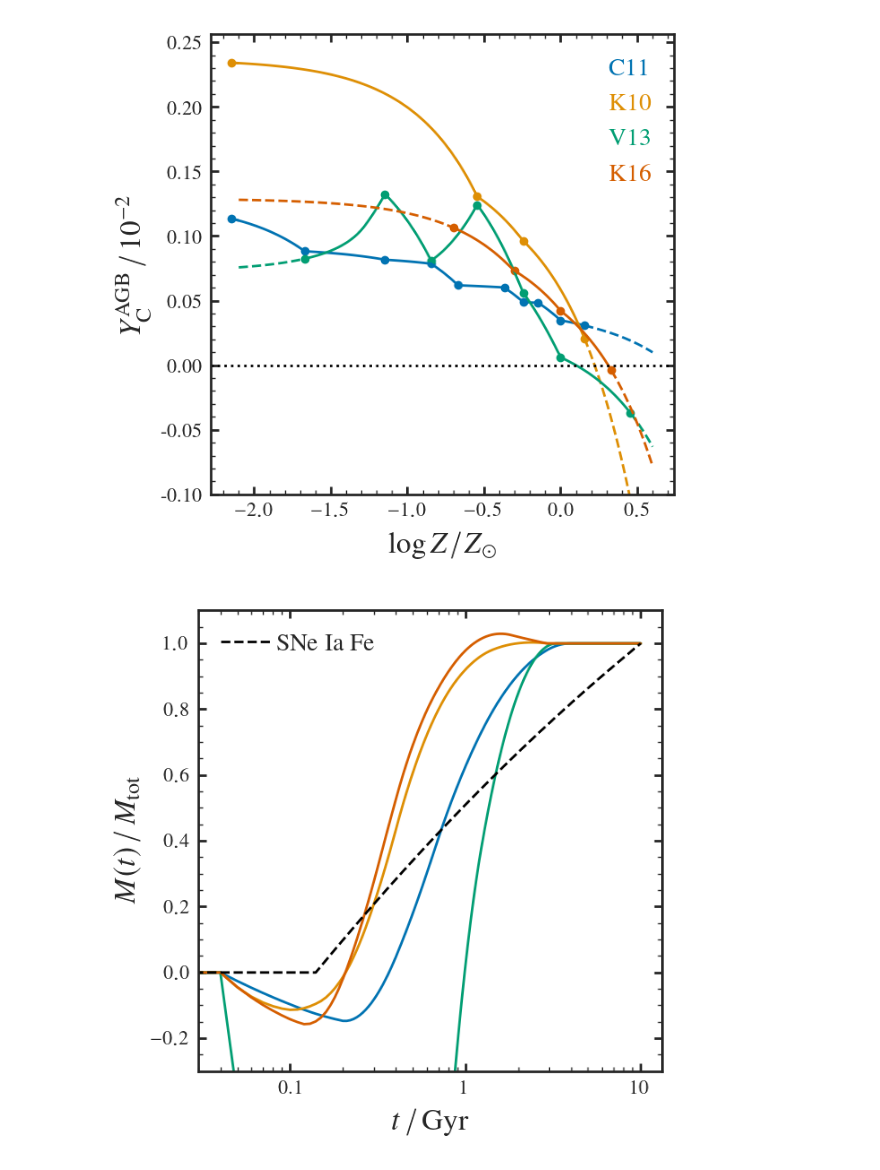
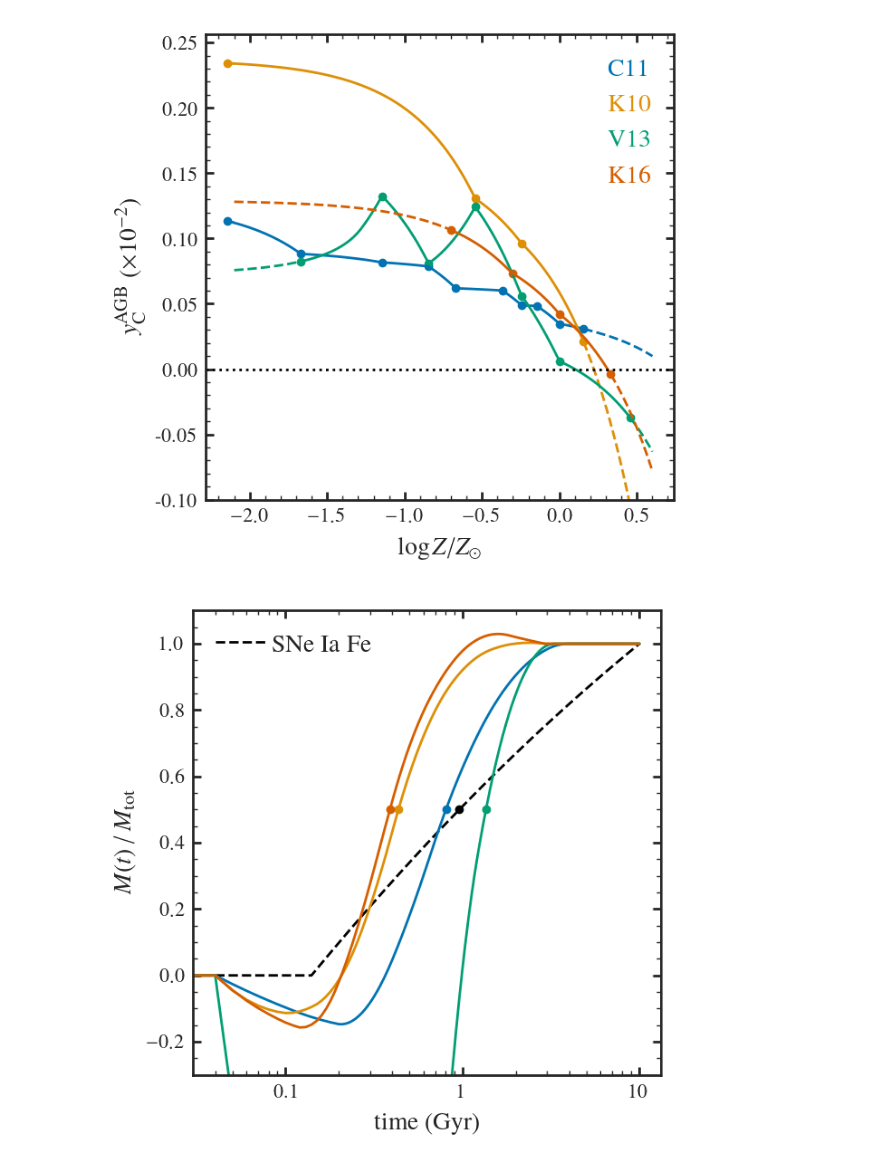
Before and after one commit to aeyobd/surp, a Jupyter notebook: carbon_paper/subgiants_and_yields.ipynb, the cells around one changed output. Saved outputs shown, nothing was run; the diff lists cells and outputs as text; code cells hidden in the pictures.

```diff
--- a/carbon_paper/subgiants_and_yields.ipynb
+++ b/carbon_paper/subgiants_and_yields.ipynb
@@ -112,7 +113,7 @@ for i in range(len(AGB_MODELS)):
 
 plt.axhline(0, color="k", ls=":")
 plt.xlabel(r"$\log Z/Z_\odot$")
-plt.ylabel(r"$Y_\text{C}^\text{AGB}\,/\,10^{-2}$")
+plt.ylabel(r"$y_{\rm C}^{\rm AGB}$ ($\times10^{-2}$)")
 
 plt.ylim(-0.001)
 prop_cycle = plt.rcParams['axes.prop_cycle']
@@ -123,35 +124,41 @@ plt.yticks(xs, labels=["%0.2f" % a for a in 100*xs])
 
 plt.savefig("y_agb_vs_z.pdf")
 # %% [output]
-[figure, old version]
+[figure, new version]
 # %%
 plt.figure(figsize=(10/3, 10/3))
 
 vice.yields.ccsne.settings["c"] = 0
 vice.yields.sneia.settings["c"] = 0
 vice.yields.ccsne.settings["fe"] = 0
 
 for i in range(4):
     model = AGB_MODELS[i]
     vice.yields.agb.settings["c"] = model
-    m_c, times = vice.single_stellar_population("c", Z=0.014 * 10**0)
-    m_c = [c for c in m_c]
-    plt.plot(times, np.array(m_c)/m_c[-1])
+    m_c, times = vice.single_stellar_population("c", Z=0.014 * 10**0, dt=0.01)
+    y = np.array(m_c)/m_c[-1]
+    plt.plot(times, y)
+
+    f = scipy.interpolate.interp1d(y, times)
+    plt.scatter(f(0.5), 0.5)
+
 
 m_fe, times = vice.single_stellar_population("fe", Z=0.014)
-m_fe = [fe for fe in m_fe]
-plt.plot(times, np.array(m_fe)/m_fe[-1], label="SNe Ia Fe",
-         linestyle="--", color="k")
+y = np.array(m_fe)/m_fe[-1]
+plt.plot(times, y, label="SNe Ia Fe",
+         linestyle="--", color="k", zorder=-1)
+f = scipy.interpolate.interp1d(y, times)
+plt.scatter(f(0.5), 0.5, color="k")
 
 
-plt.xlabel(r"$t\,/\,{\rm Gyr}$")
+plt.xlabel(r"time (Gyr)")
 plt.ylabel(r"$M(t)\,/\,M_{\rm tot}$")
 plt.xscale("log")
 plt.legend()
 plt.ylim(-0.3, 1.1)
 plt.xlim(0.03, 13.2)
 plt.xticks([0.1, 1, 10], labels=[0.1, 1, 10])
 
 plt.savefig("y_agb_vs_t.pdf")
 # %% [output]
-[figure, old version]
+[figure, new version]
```
Also changed, not shown: parts of 6 cells of this notebook, 8 other files.
